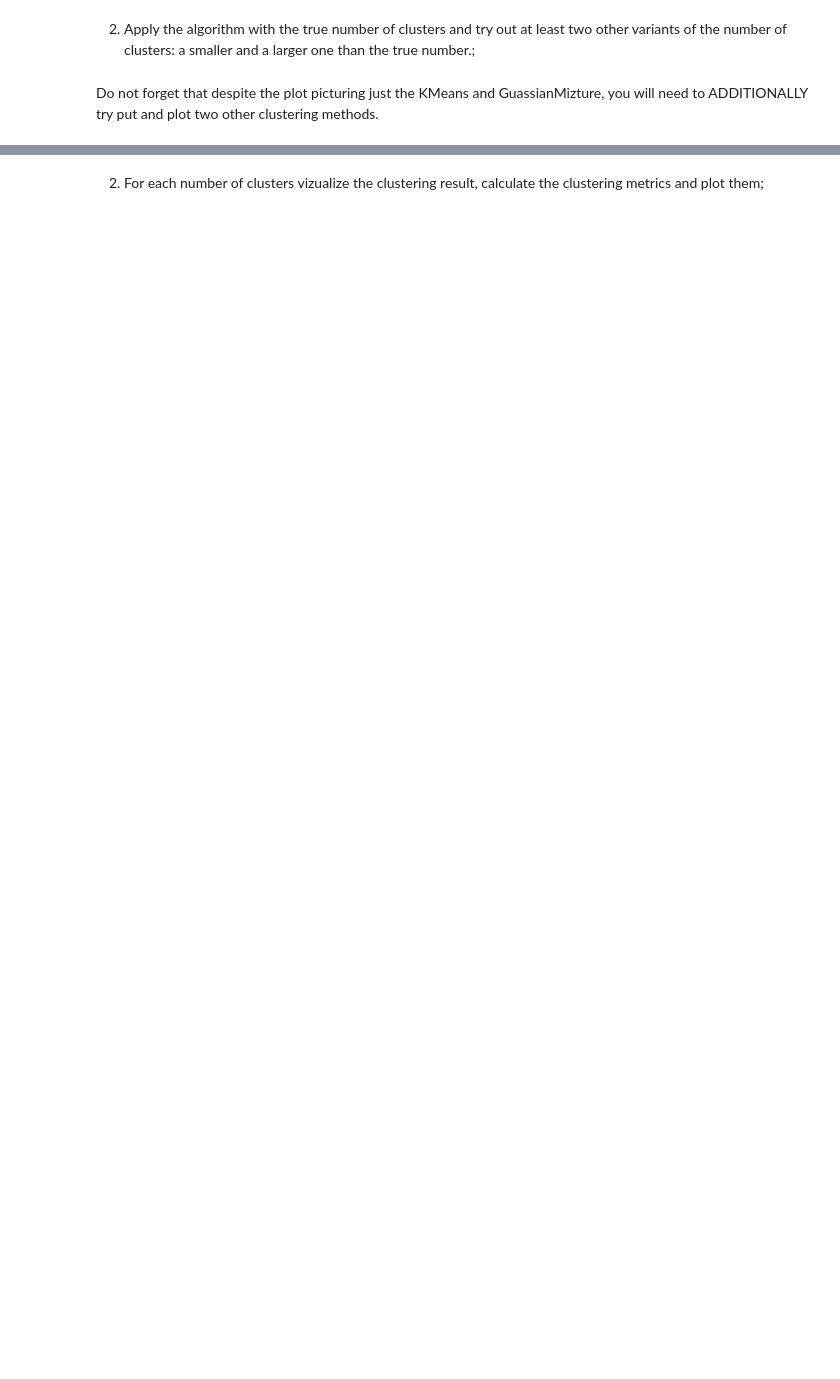
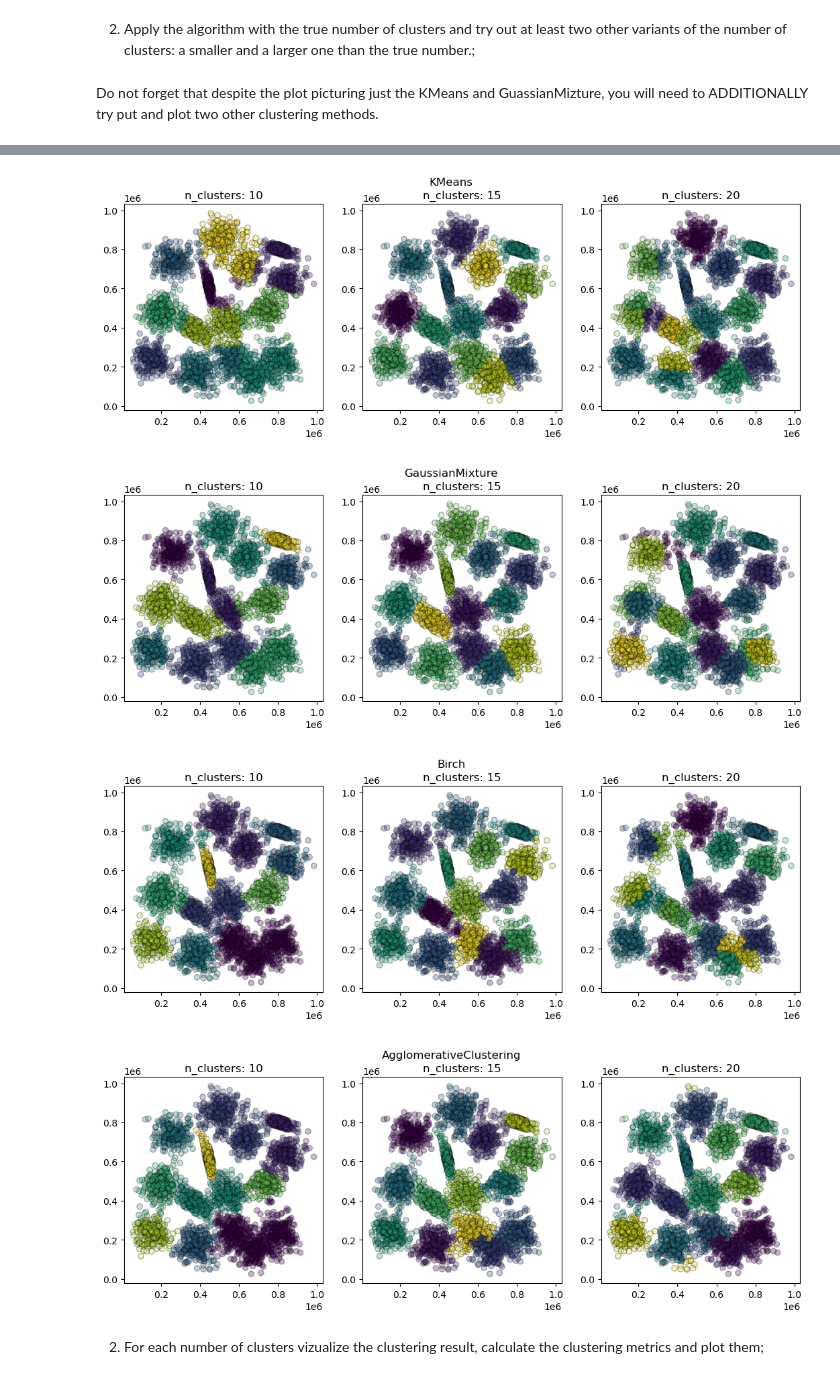
Before and after one commit to LoneWayfarer/ML_course, a Jupyter notebook: HW_2/Part2/ML2023HW02_part2.ipynb, the cells around one changed output, grey strips where cells are left out. Drawn from its saved outputs; the diff is of its cells as text; code cells hidden in the pictures; blank space fills up the shorter version.

```diff
--- a/HW_2/Part2/ML2023HW02_part2.ipynb
+++ b/HW_2/Part2/ML2023HW02_part2.ipynb
@@ -390,7 +390,15 @@ x_train = x_train.reshape(-1, 784)
 x_test = x_test.reshape(-1, 784)
 # %%
 ### BEGIN SOLUTION (do not delete this comment!)
+from sklearn.metrics import accuracy_score
 
+model = PCA(n_components=50,random_state=42)
+x_train_tf = model.fit_transform(x_train)
+x_test_tf = model.transform(x_test)
+
+clf_knn = KNeighborsClassifier().fit(x_train_tf,y_train)
+
+print(f'Test accuracy: {accuracy_score(y_test,clf_knn.predict(x_test_tf))}')
 
 ### END SOLUTION (do not delete this comment!)
 # %% [output]
@@ -456,2 +510,39 @@ Expected output format
+# %%
+## BEGIN SOLUTION (do not delete this comment!)
+
+# Obtained best parameters based on the silhouette_score and mutual_info_score
+# are the same excluding the GaussianMixture.
+# Therefore as best parameters I will take the parameters,
+#obtained using the mutual_info_score
+
+
+n_range = [10,15,20]
+
+models = [
+    KMeans(random_state=42),
+    GaussianMixture(random_state=42),
+    Birch(),
+    AgglomerativeClustering()
+]
+
+for model in models:
+    fig,axes = plt.subplots(1,3,figsize=(13,4))
+    for n,ax in zip(n_range,axes):
+        model.set_params(**best_params_mut[type(model).__name__])
+        if type(model).__name__ == 'GaussianMixture':
+            model.set_params(**{'n_components':n})
+        else:
+            model.set_params(**{'n_clusters':n})
+        preds = model.fit_predict(points)
+        ax.scatter(points[:,0],points[:,1],c=preds,alpha=0.3,edgecolors='black')
+        ax.set_title(f'n_clusters: {n}')
+        fig.suptitle(type(model).__name__)
+
+### END SOLUTION (do not delete this comment!)
+# %% [output]
+[figure, added]
+[figure, added]
+[figure, added]
+[figure, added]
 # %% [markdown]
 2) For each number of clusters vizualize the clustering result, calculate the clustering metrics and plot them;
```
Also changed, not shown: parts of 8 cells of this notebook.
